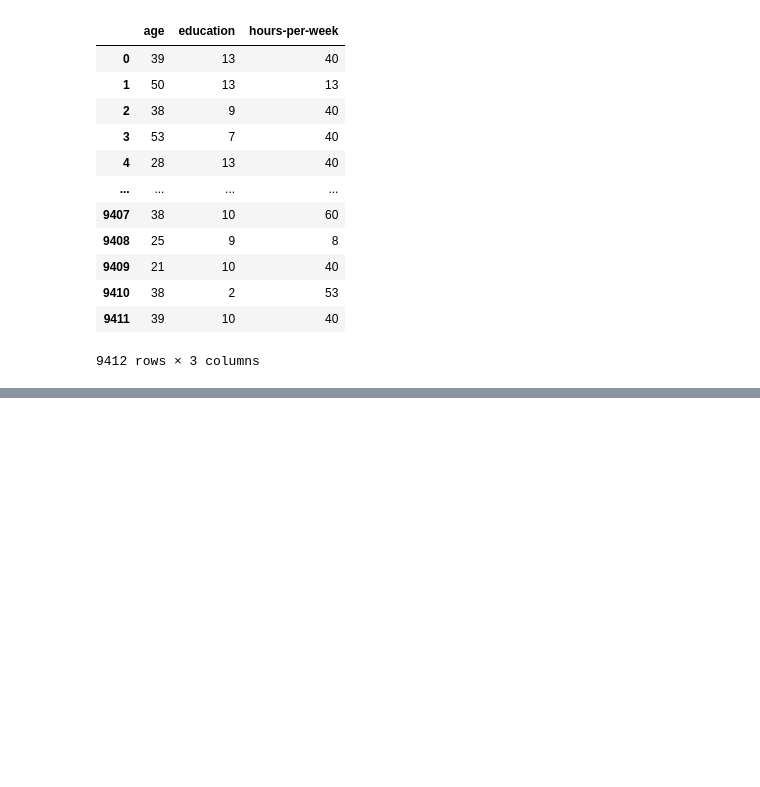
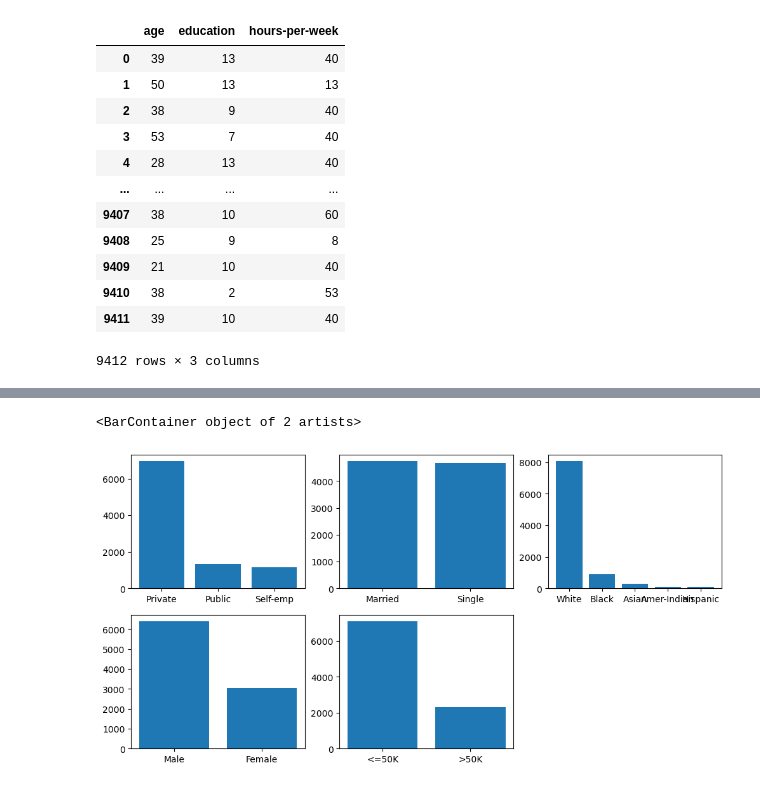
Before and after one commit to kushalnavghare/DSC-478_PRG_ML_APP, a Jupyter notebook: code/Assignment-#1.ipynb, the cells around one changed output, grey strips where cells are left out. Drawn from its saved outputs; the diff is of its cells as text; code cells hidden in the pictures; blank space fills up the shorter version.

```diff
--- a/code/Assignment-#1.ipynb
+++ b/code/Assignment-#1.ipynb
@@ -127,0 +159,12 @@ plt.show()
+# %%
+# create counts dataframe
+
+cnt_df = pd.DataFrame()
+for col in cat_df.columns:
+    tmp_df = pd.DataFrame(cat_df[col].value_counts()).reset_index().rename({f'{col}':'value'}, axis=1)
+    tmp_df['col_name'] = col
+    cnt_df = pd.concat([cnt_df, tmp_df], axis=0)
+# %%
+cnt_df.reset_index(drop=True, inplace=True)
+# %%
+cnt_df['id'] = cnt_df.index+1
@@ -127,0 +207,16 @@ plt.show()
+# %%
+plt.figure(figsize=(12, 6))
+ax1 = plt.subplot(2,3,1)
+ax2 = plt.subplot(2,3,2)
+ax3 = plt.subplot(2,3,3)
+ax4 = plt.subplot(2,3,4)
+ax5 = plt.subplot(2,3,5)
+
+ax1.bar(cnt_df[cnt_df.col_name=='workclass']['value'], cnt_df[cnt_df.col_name=='workclass']['count'])
+ax2.bar(cnt_df[cnt_df.col_name=='marital-status']['value'], cnt_df[cnt_df.col_name=='marital-status']['count'])
+ax3.bar(cnt_df[cnt_df.col_name=='race']['value'], cnt_df[cnt_df.col_name=='race']['count'])
+ax4.bar(cnt_df[cnt_df.col_name=='sex']['value'], cnt_df[cnt_df.col_name=='sex']['count'])
+ax5.bar(cnt_df[cnt_df.col_name=='income']['value'], cnt_df[cnt_df.col_name=='income']['count'])
+# %% [output]
+<BarContainer object of 2 artists>
+[figure, added]
```
Also changed, not shown: parts of 15 cells of this notebook.
